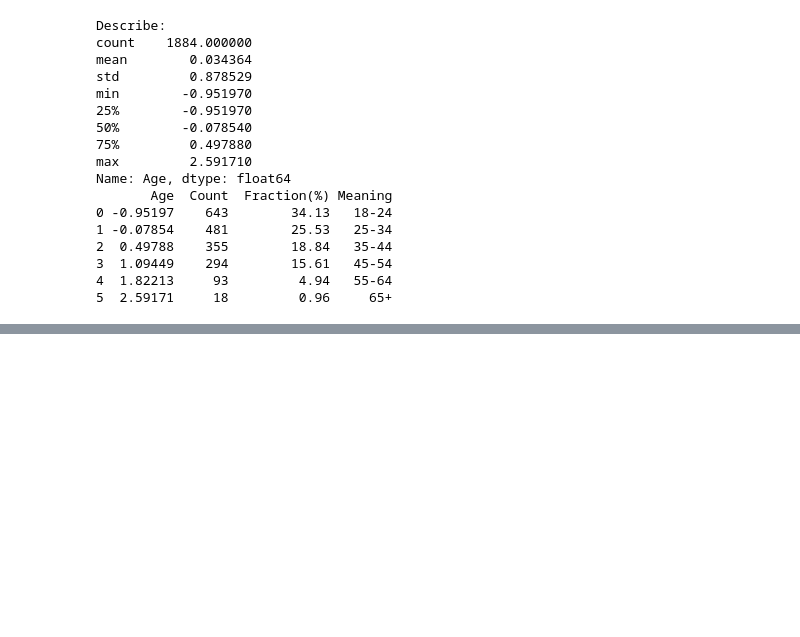
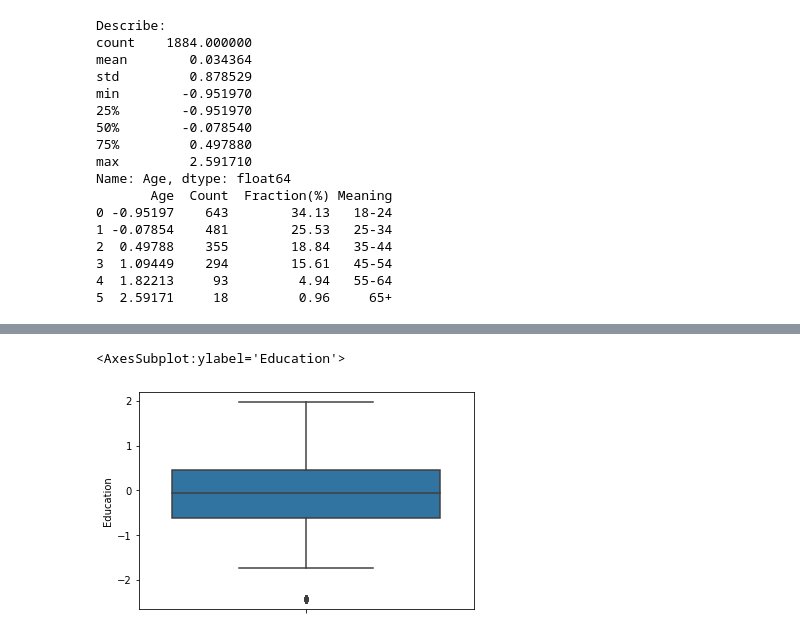
Before and after one commit to DevNataneto/ProjetoCDIA, a Jupyter notebook: exploration.ipynb, the cells around one changed output, grey strips where cells are left out. Drawn from its saved outputs; the diff is of its cells as text; code cells hidden in the pictures; blank space fills up the shorter version.

```diff
--- a/exploration.ipynb
+++ b/exploration.ipynb
@@ -504,0 +532,5 @@ Name: Age, dtype: float64
+# %%
+sns.boxplot(y = drugs_df_quant['Education'])
+# %% [output]
+<AxesSubplot:ylabel='Education'>
+[figure, added]
```
Also changed, not shown: parts of 34 cells of this notebook.
